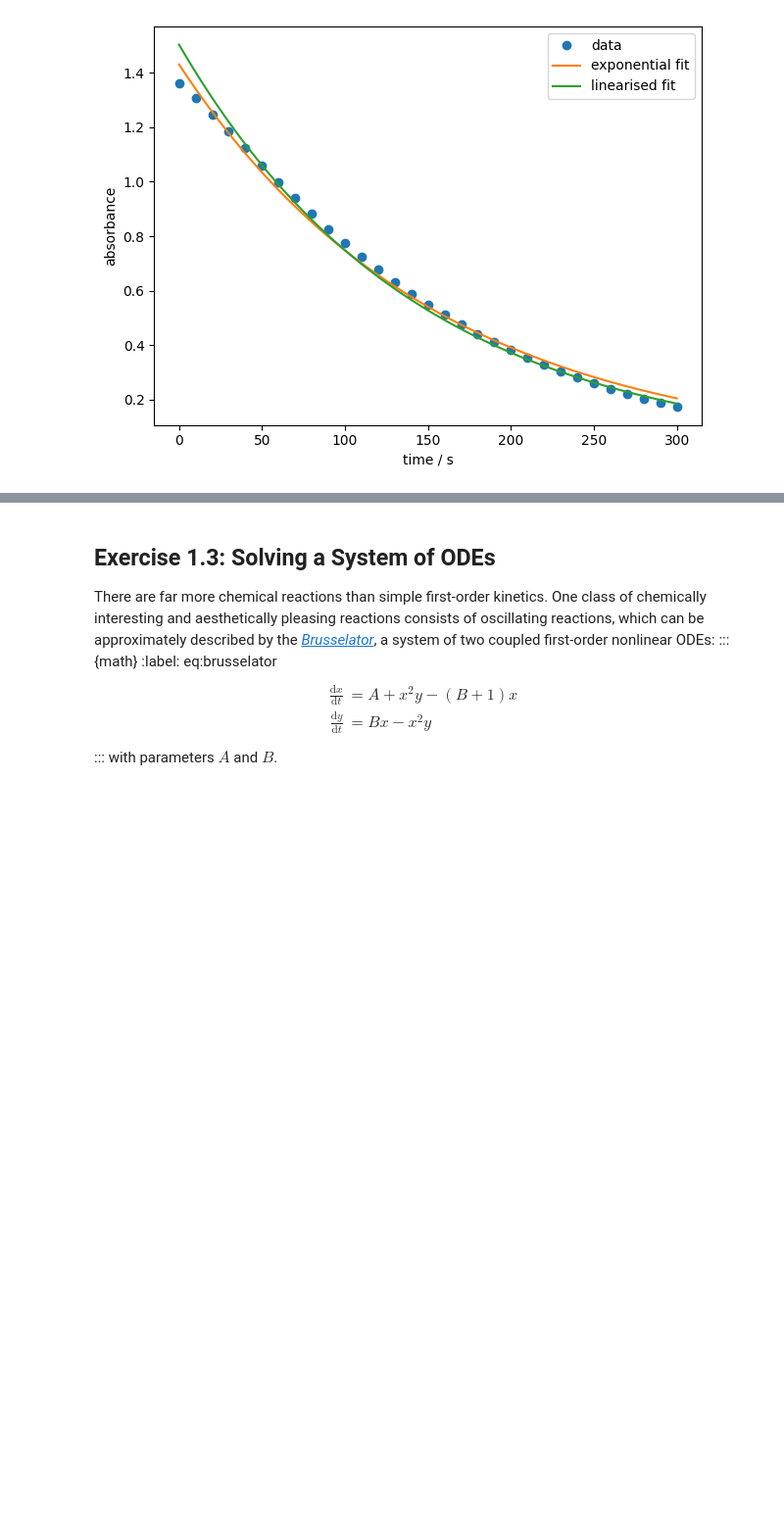
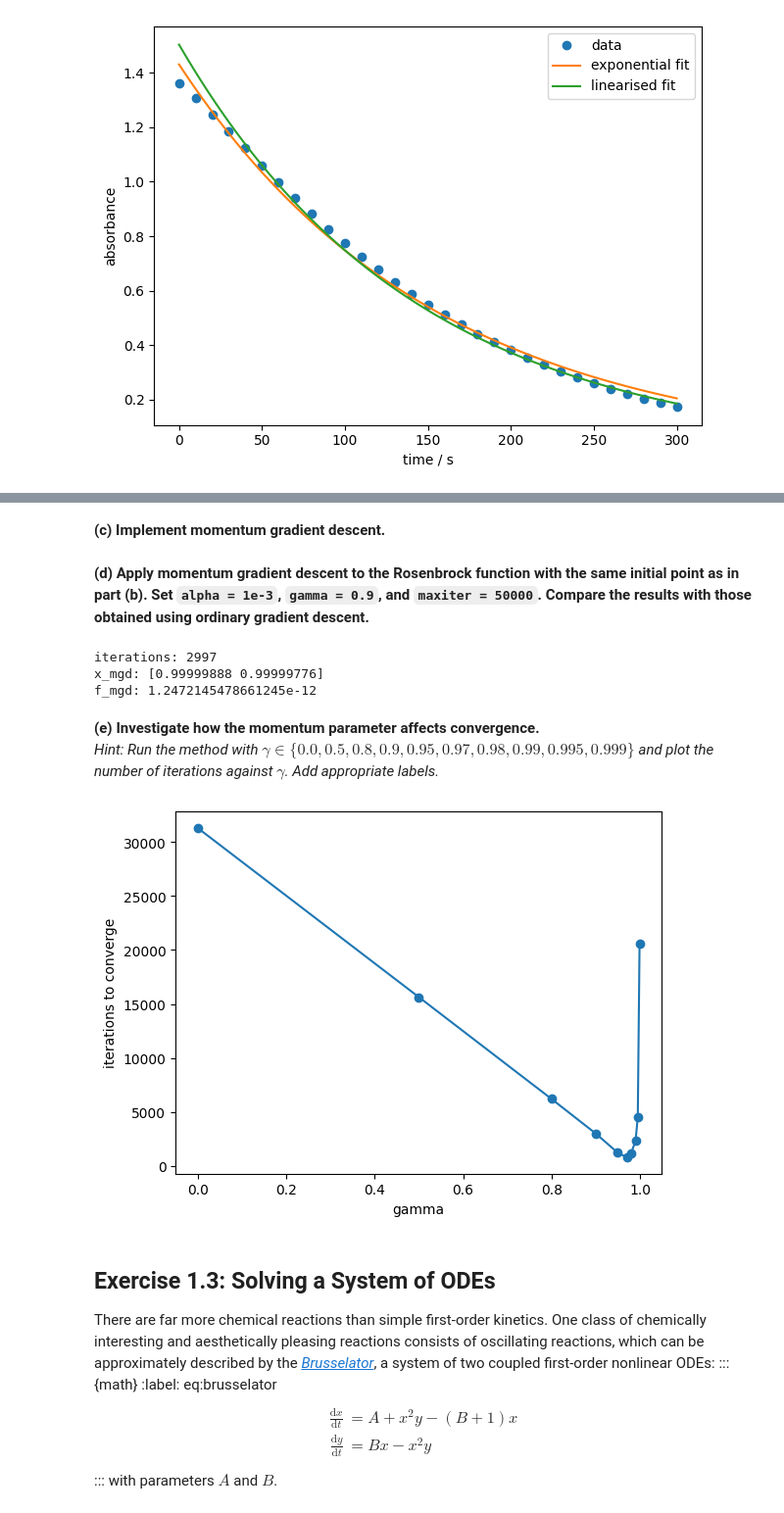
Before and after one commit to mitric-lab/python_for_chemists, a Jupyter notebook: instructors/pset_1_solution.ipynb, the cells around one changed output, grey strips where cells are left out. Shown at 98% size. Saved outputs shown, nothing was run; the diff lists cells and outputs as text; code cells hidden in the pictures; blank space fills up the shorter version.

```diff
--- a/instructors/pset_1_solution.ipynb
+++ b/instructors/pset_1_solution.ipynb
@@ -258,0 +372,2 @@ plt.tight_layout()
+# %% [markdown]
+**(c) Implement momentum gradient descent.**<br>
@@ -259,3 +392,53 @@ plt.tight_layout()
+# %% [markdown]
+**(d) Apply momentum gradient descent to the Rosenbrock function
+with the same initial point as in part (b).
+Set `alpha = 1e-3`, `gamma = 0.9`, and `maxiter = 50000`.
+Compare the results with those obtained using ordinary gradient descent.**<br>
+# %%
+x0 = np.array([0.0, 0.0])
+
+# SOLUTION-START
+x_mgd, niter_mgd = momentum_gradient_descent(
+    rosenbrock,
+    x0,
+    alpha=1e-3,
+    gamma=0.9,
+    maxiter=50000,
+)
+# SOLUTION-END
+
+print('iterations:', niter_mgd)
+print('x_mgd:', x_mgd)
+print('f_mgd:', rosenbrock(x_mgd))
+# %% [output]
+iterations: 2997
+x_mgd: [0.99999888 0.99999776]
+f_mgd: 1.2472145478661245e-12
+# %% [markdown]
+**(e) Investigate how the momentum parameter affects convergence.**<br>
+*Hint: Run the method with $\gamma \in \{0.0, 0.5, 0.8, 0.9, 0.95, 0.97, 0.98, 0.99, 0.995, 0.999\}$
+and plot the number of iterations against $\gamma$. Add appropriate labels.*
+# %%
+# SOLUTION-START
+gamma_values = [0.0, 0.5, 0.8, 0.9, 0.95, 0.97, 0.98, 0.99, 0.995, 0.999]
+niter_values = []
+for gamma in gamma_values:
+    x_gamma, niter_gamma = momentum_gradient_descent(
+        rosenbrock,
+        x0,
+        alpha=1e-3,
+        gamma=gamma,
+        maxiter=50000,
+    )
+    niter_values.append(niter_gamma)
+
+plt.plot(gamma_values, niter_values, 'o-')
+plt.xlabel('gamma')
+plt.ylabel('iterations to converge')
+plt.show()
+# SOLUTION-END
+# %% [output]
+[figure, added]
 # %% [markdown]
 ## Exercise 1.3: Solving a System of ODEs
 
```
Also changed, not shown: parts of 10 cells of this notebook.
